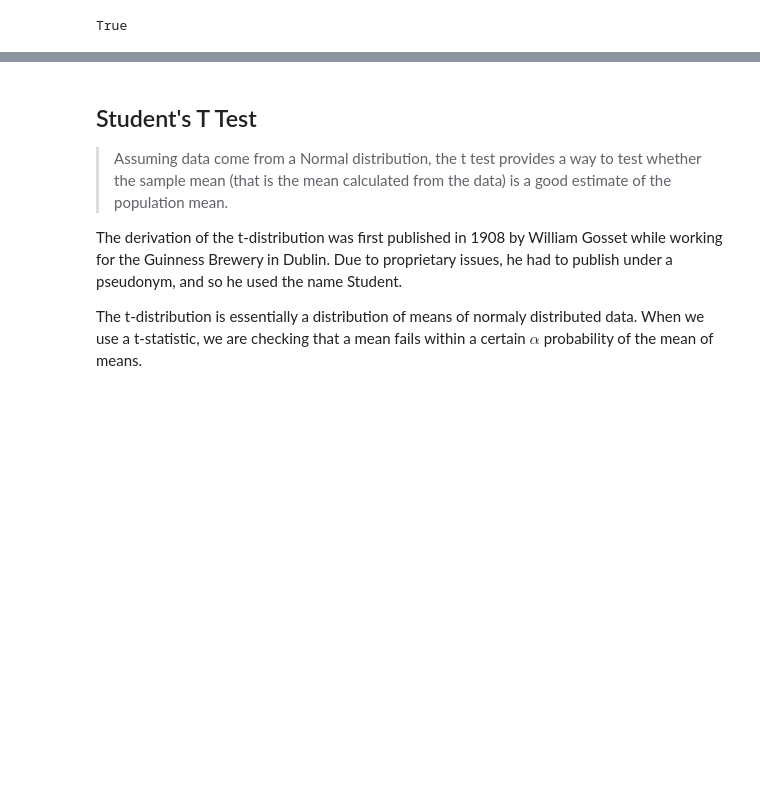
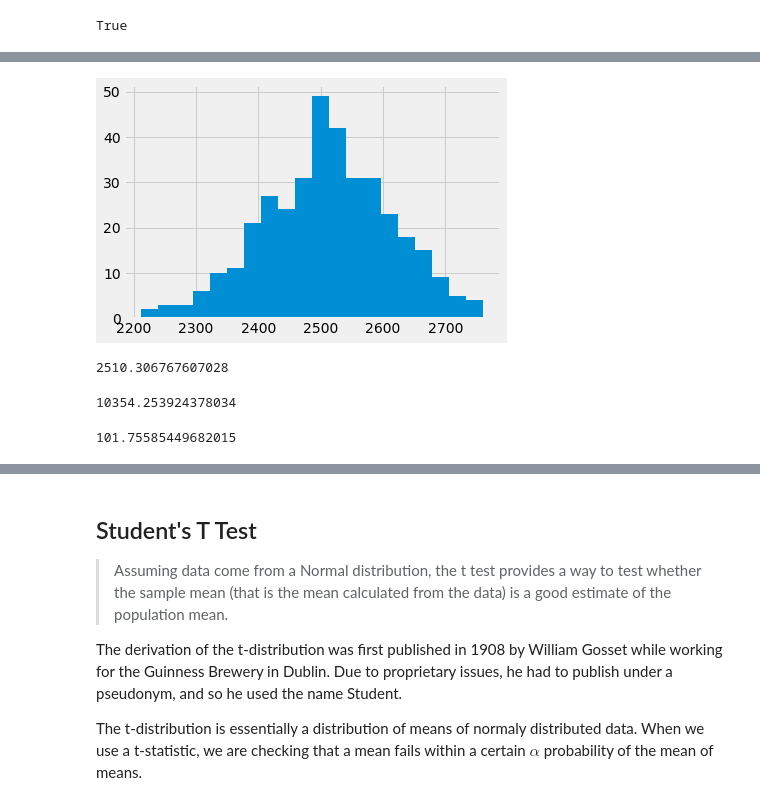
Before and after one commit to cardstud/DS-Unit-1-Sprint-3-Statistical-Tests-and-Experiments, a Jupyter notebook: module1-statistics-probability-and-inference/LS_DS_131_Statistics_Probability_and_Inference.ipynb, the cells around one changed output, grey strips where cells are left out. Drawn from its saved outputs; the diff is of its cells as text; code cells hidden in the pictures; blank space fills up the shorter version.

```diff
--- a/module1-statistics-probability-and-inference/LS_DS_131_Statistics_Probability_and_Inference.ipynb
+++ b/module1-statistics-probability-and-inference/LS_DS_131_Statistics_Probability_and_Inference.ipynb
@@ -82,0 +125,4 @@ ax.axvline(np.percentile(sample,2.5),0)
+# %%
+# Track calories in one yaer
+person1_cals = np.random.normal(2500, 100, size=365)   #(2500- mean, 100-std, size- number of days)
+person1_cals
@@ -82,0 +151,16 @@ ax.axvline(np.percentile(sample,2.5),0)
+# %%
+plt.hist(person1_cals, bins=20);
+# %% [output]
+[figure, added]
+# %%
+person1_cals.mean()
+# %% [output]
+2510.306767607028
+# %%
+person1_cals.var()
+# %% [output]
+10354.253924378034
+# %%
+person1_cals.std()
+# %% [output]
+101.75585449682015
```
Also changed, not shown: parts of 71 cells of this notebook.
